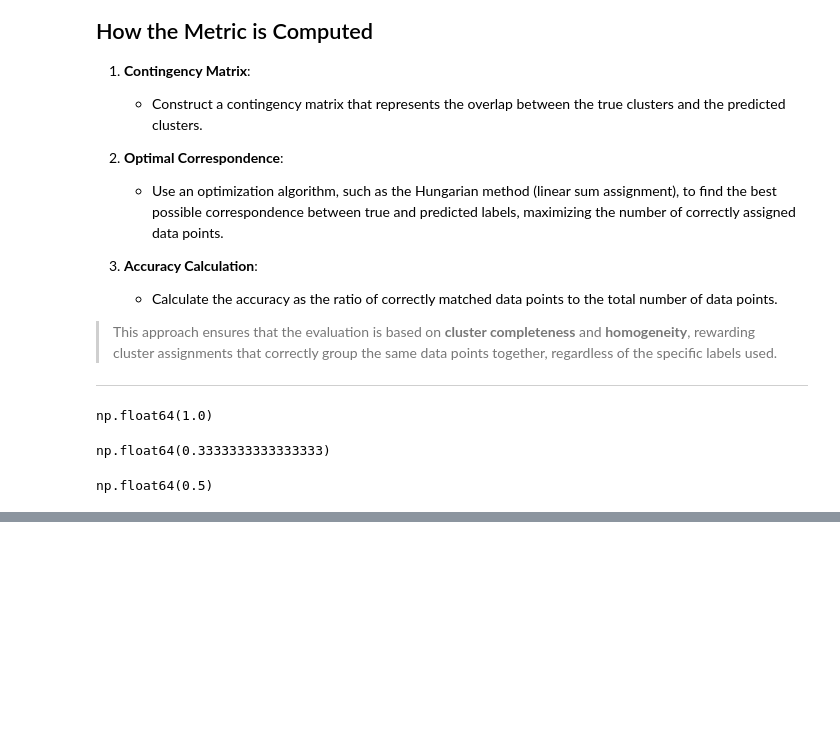
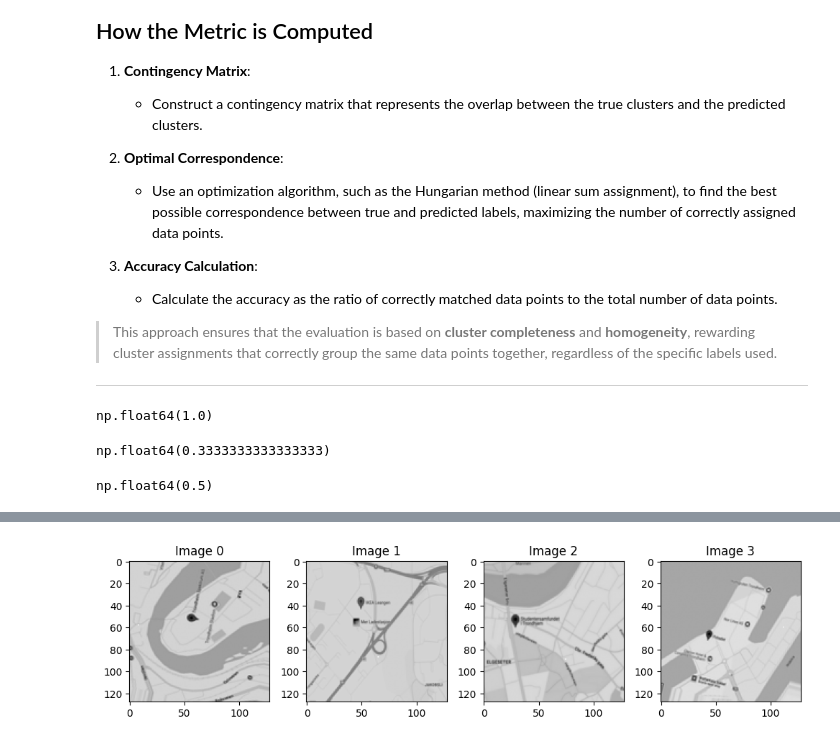
Before and after one commit to amundhby/IntroML-Prosjekt2, a Jupyter notebook: Assignment2/Chapter_2.ipynb, the cells around one changed output, grey strips where cells are left out. Saved outputs shown, nothing was run; the diff lists cells and outputs as text; code cells hidden in the pictures; blank space fills up the shorter version.

```diff
--- a/Assignment2/Chapter_2.ipynb
+++ b/Assignment2/Chapter_2.ipynb
@@ -481,0 +577,30 @@ np.float64(0.5)
+# %%
+with open("unsupervised_data.csv") as file:
+    header = file.readline().strip().split(',')
+
+column_numbers = np.array([int(col.split('_')[-1]) for col in header if col.startswith("col_")])
+order = np.argsort(column_numbers)
+pixel_data_sorted = formatted_data[:, order]
+
+image0 = pixel_data_sorted[0]
+image1 = pixel_data_sorted[42]
+image2 = pixel_data_sorted[24]
+image3 = pixel_data_sorted[20]
+
+images = [
+    image0.reshape(128, 128),
+    image1.reshape(128, 128),
+    image2.reshape(128, 128),
+    image3.reshape(128, 128)
+]
+
+fig, axes = plt.subplots(1, 4, figsize = (10, 3))
+
+for i, ax in enumerate(axes):
+    ax.imshow(images[i], cmap = 'gray')
+    ax.set_title(f'Image {i}')
+
+plt.tight_layout()
+plt.show()
+# %% [output]
+[figure, added]
```
Also changed, not shown: parts of 13 cells of this notebook, 1 other file.
